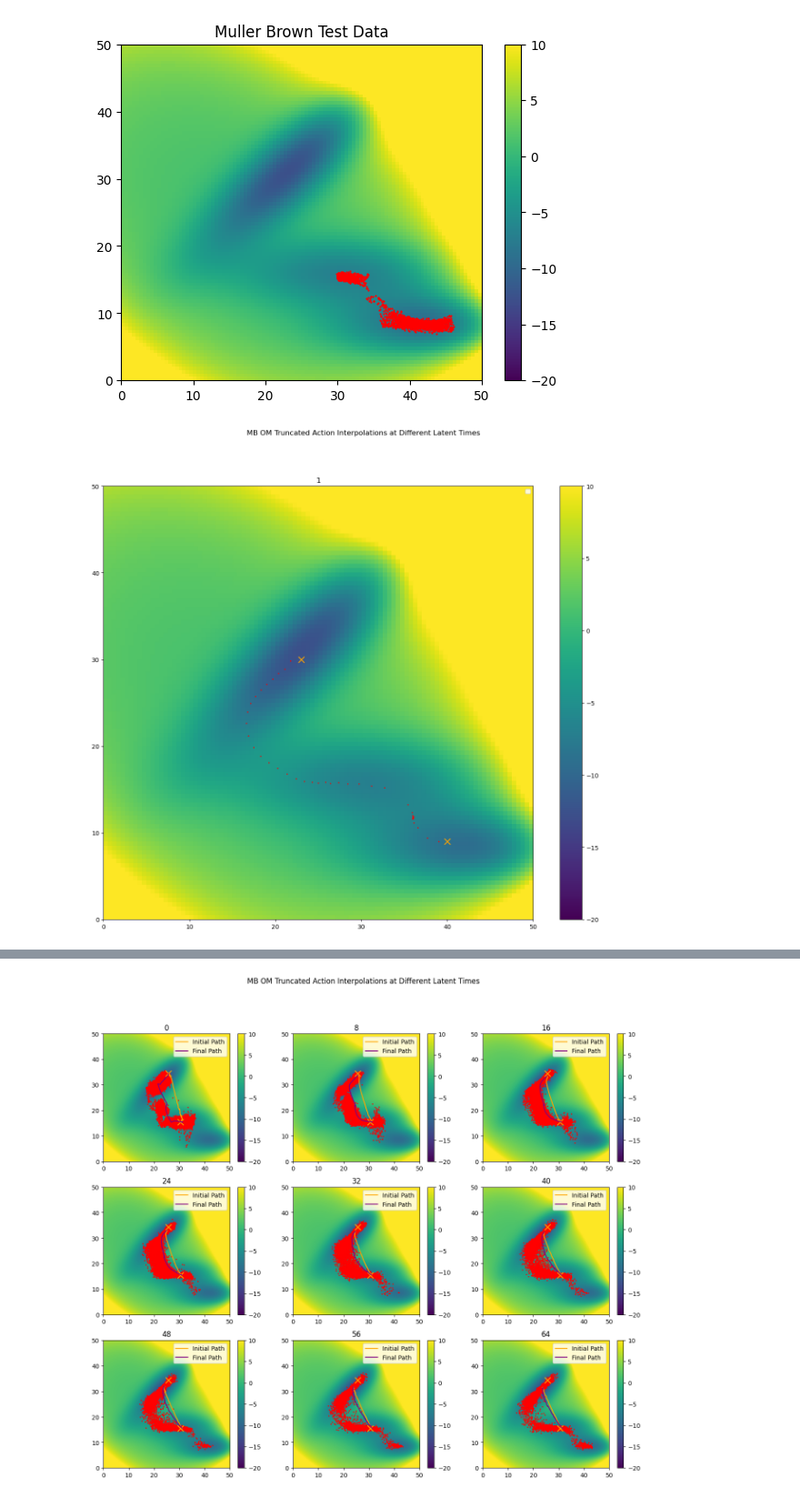
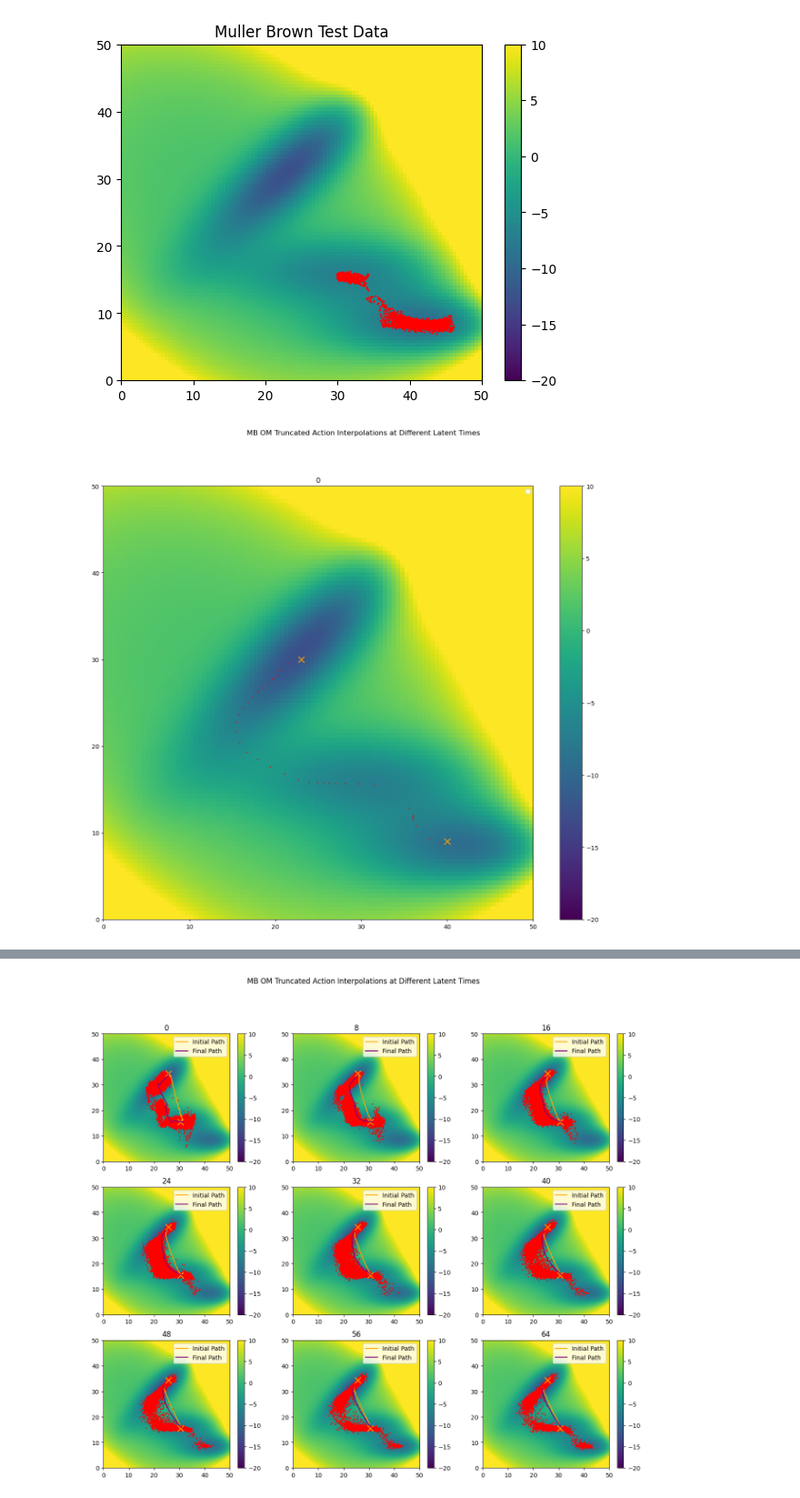
Before and after one commit to michael-psenka/OM-TPS, a Jupyter notebook: train_diffusion_mb.ipynb, the cells around one changed output, grey strips where cells are left out. Shown at 91% size. Cells and saved outputs as stored; diff of their text form; code cells hidden in the pictures.

```diff
--- a/train_diffusion_mb.ipynb
+++ b/train_diffusion_mb.ipynb
@@ -824,37 +817,34 @@ paths = get_numpy(paths.mean(dim = 2)) # average over paths
 save_multi_scatter_2d(samples, latent_times, title = "MB OM Hutchinson Action Interpolations at Different Latent Times", paths = paths)
 # %%
 # om interpolation in diffusion space - TruncatedAction
-latent_times = [1]
+latent_times = [0]
 mlp = MLP(3, 256, 2, device, act = F.relu, conservative=False).to(device).to(torch.float32)
 mlp.load_state_dict(torch.load("mb_diffusion_model.pt"))
 model = MBDiffusionModel(mlp, num_steps = 256, device = device).to(device).to(torch.float32)
-out = [model.om_interpolation(x1, x2, initial_guess_time = 0, encode_and_decode = False, action_cls = TruncatedAction, path_length=50, num_paths = 1, latent_time=time, om_steps = 1000, lr = 2e-1) for time in latent_times]
+out = [model.om_interpolation(x1, x2, initial_guess_time = 0, encode_and_decode = True, action_cls = TruncatedAction, path_length=50, num_paths = 1, latent_time=time, om_steps = 1000, lr = 2e-1) for time in latent_times]
 samples, paths, actions, grad_ratios = zip(*out) # TODO: plot evolution of paths during optimization
 samples = torch.stack(samples) # [9 x num_paths x path_length x 2]
 samples = samples*std + mean
 samples = get_numpy(samples.reshape(len(latent_times), -1, 2))
 
 # paths = torch.stack([torch.stack(p) for p in paths]) #[9 x om_steps/save_every x num_paths x path_length x 2]
 # paths = paths*std + mean
 
 # paths = get_numpy(paths.mean(dim = 2)) # average over paths
 
 save_multi_scatter_2d(samples, latent_times, title = "MB OM Truncated Action Interpolations at Different Latent Times") #, paths = paths)
 
 # Run MD simulations using the optimized paths and the trained model
 from mb_calculator import DiffusionModel_MullerBrownPotential
 from copy import deepcopy
 diffusion_calculator = DiffusionModel_MullerBrownPotential(model = model, t = 4, device = model.device)
 ics = (deepcopy(samples) - mean.cpu().numpy()) / std.cpu().numpy()
 ics = ics.squeeze()
-# Run unconstrained MD simulations
-# md_samples = MBDataset(save_path = 'diffusion_data', calculator = diffusion_calculator, initial_positions = ics[13:17], timestep = 5.0, temperature = 700, n_steps = 1000, n_sims = 1000, gamma = 0.001)
 
-# Run constrained MD simulations
 
 
 # visualize_mb_data(md_samples, normalize=True, title="MD Samples from OM Interpolations")
 # %% [output]
-[figure, old version]
+[figure, new version]
 # %%
 diffusion_calculator = DiffusionModel_MullerBrownPotential(model = model, t = 4, device = model.device)
```
Also changed, not shown: parts of 4 cells of this notebook, 4 other files.
